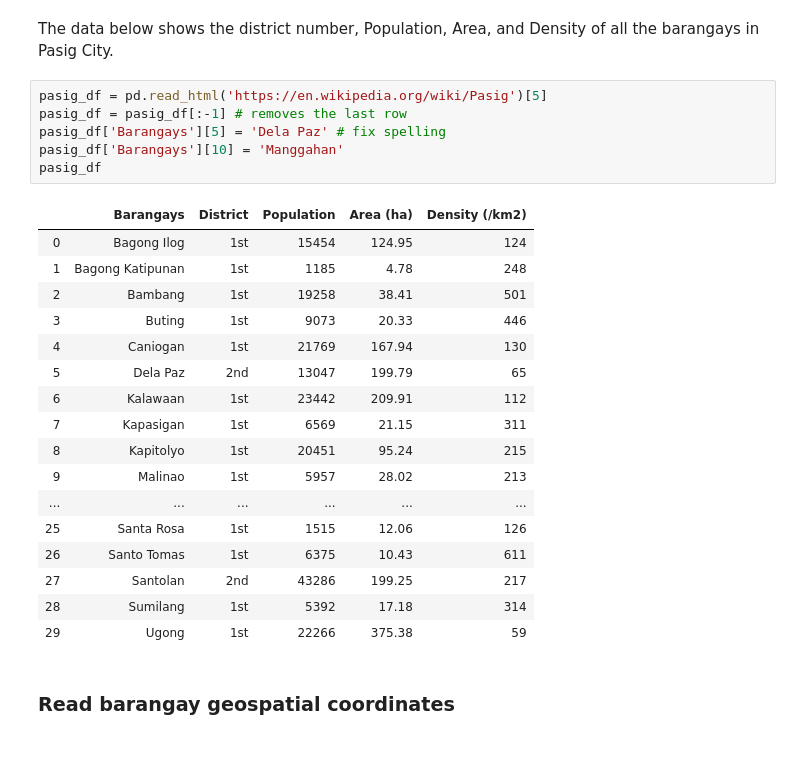
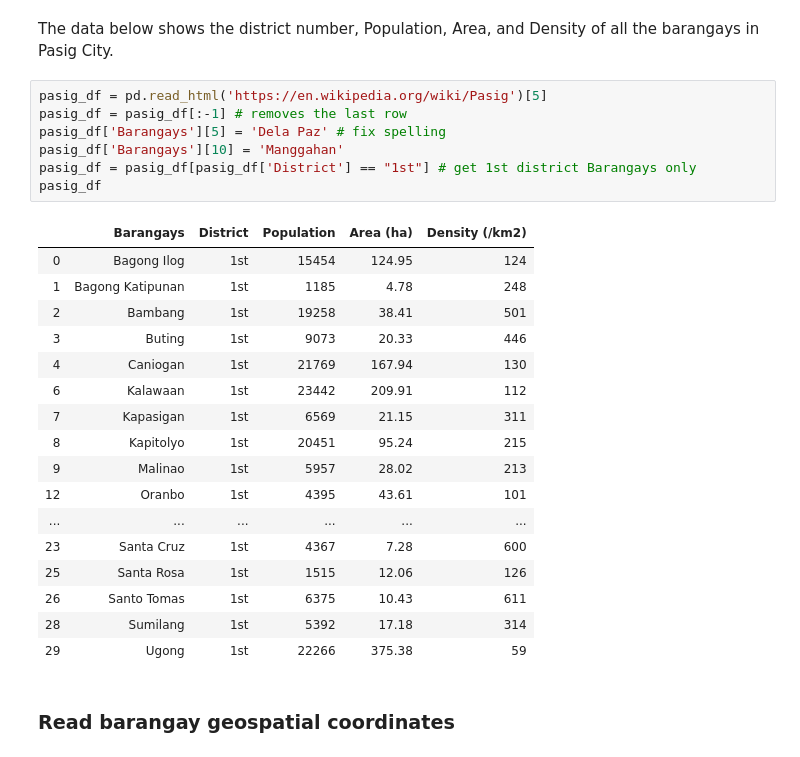
Before and after one commit to btrzrvr/Coursera_Capstone, a Jupyter notebook: Pasig City Geospatial Analysis.ipynb, the cells around one changed output. Drawn from its saved outputs; the diff is of its cells as text.

```diff
--- a/Pasig City Geospatial Analysis.ipynb
+++ b/Pasig City Geospatial Analysis.ipynb
@@ -17,25 +17,26 @@ The data below shows the district number, Population, Area, and Density of all t
 # %%
 pasig_df = pd.read_html('https://en.wikipedia.org/wiki/Pasig')[5]
 pasig_df = pasig_df[:-1] # removes the last row
 pasig_df['Barangays'][5] = 'Dela Paz' # fix spelling
 pasig_df['Barangays'][10] = 'Manggahan'
+pasig_df = pasig_df[pasig_df['District'] == "1st"] # get 1st district Barangays only
 pasig_df
 # %% [output]
 |  | Barangays | District | Population | Area (ha) | Density (/km2) |
 | 0 | Bagong Ilog | 1st | 15454 | 124.95 | 124 |
 | 1 | Bagong Katipunan | 1st | 1185 | 4.78 | 248 |
 | 2 | Bambang | 1st | 19258 | 38.41 | 501 |
 | 3 | Buting | 1st | 9073 | 20.33 | 446 |
 | 4 | Caniogan | 1st | 21769 | 167.94 | 130 |
-| 5 | Dela Paz | 2nd | 13047 | 199.79 | 65 |
 | 6 | Kalawaan | 1st | 23442 | 209.91 | 112 |
 | 7 | Kapasigan | 1st | 6569 | 21.15 | 311 |
 | 8 | Kapitolyo | 1st | 20451 | 95.24 | 215 |
 | 9 | Malinao | 1st | 5957 | 28.02 | 213 |
+| 12 | Oranbo | 1st | 4395 | 43.61 | 101 |
 | ... | ... | ... | ... | ... | ... |
+| 23 | Santa Cruz | 1st | 4367 | 7.28 | 600 |
 | 25 | Santa Rosa | 1st | 1515 | 12.06 | 126 |
 | 26 | Santo Tomas | 1st | 6375 | 10.43 | 611 |
-| 27 | Santolan | 2nd | 43286 | 199.25 | 217 |
 | 28 | Sumilang | 1st | 5392 | 17.18 | 314 |
 | 29 | Ugong | 1st | 22266 | 375.38 | 59 |
 # %% [markdown]
```
Also changed, not shown: parts of 14 cells of this notebook.
